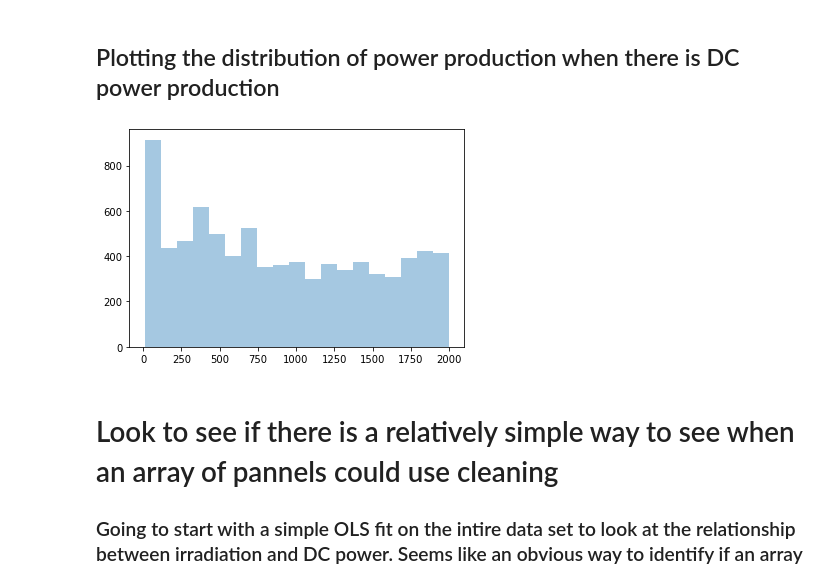
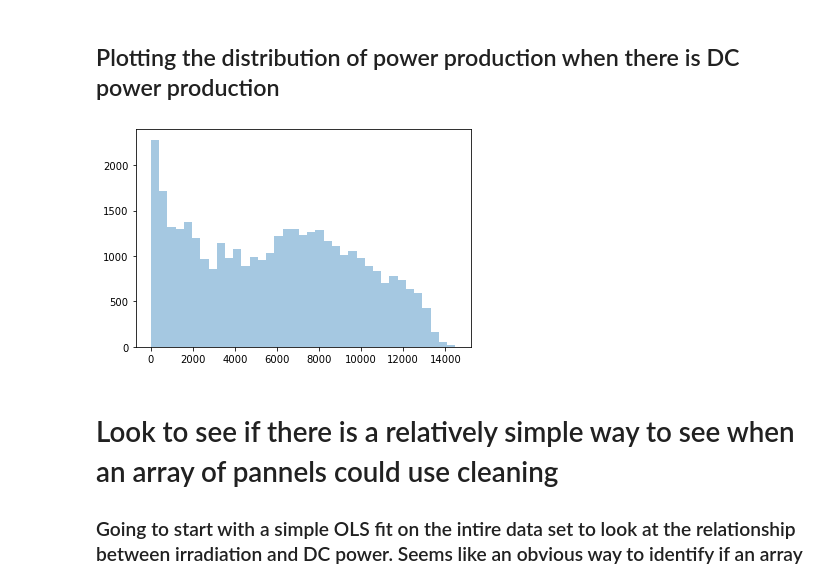
Before and after one commit to TheFoodForest/Kaggle-Solar-Power-Generation, a Jupyter notebook: Exploratory_Analysis.ipynb, the cells around one changed output. Cells and saved outputs as stored; diff of their text form; code cells hidden in the pictures.

```diff
--- a/Exploratory_Analysis.ipynb
+++ b/Exploratory_Analysis.ipynb
@@ -270,14 +270,14 @@ plt.show()
 # %%
 # Currently looking at the lower values, huge amount are just barely greater than 0
 
-plot = plantOneFull.loc[(plantOneFull.DC_POWER > 0) & (plantOneFull.DC_POWER < 2000), 'DC_POWER'].values
+plot = plantOneFull.loc[(plantOneFull.DC_POWER > 0), 'DC_POWER'].values
 
 
 
 sns.distplot(plot, kde=False)
 plt.show()
 # %% [output]
-[figure, old version]
+[figure, new version]
 # %% [markdown]
 # Look to see if there is a relatively simple way to see when an array of pannels could use cleaning
 
```
Also changed, not shown: parts of 8 cells of this notebook.
